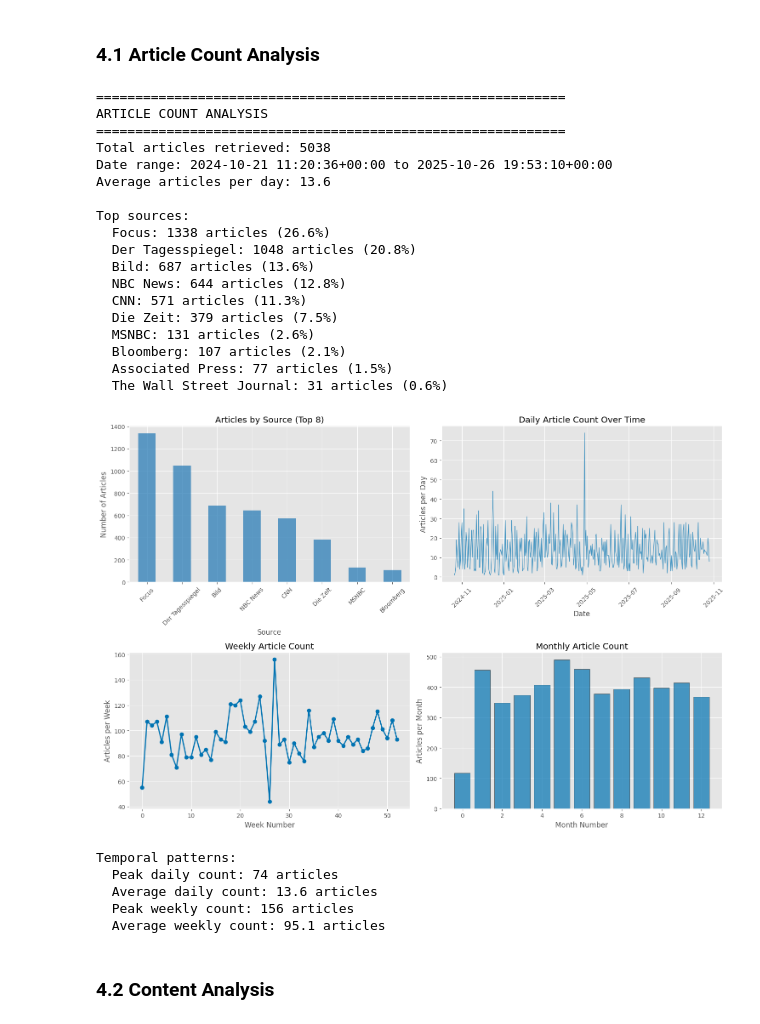
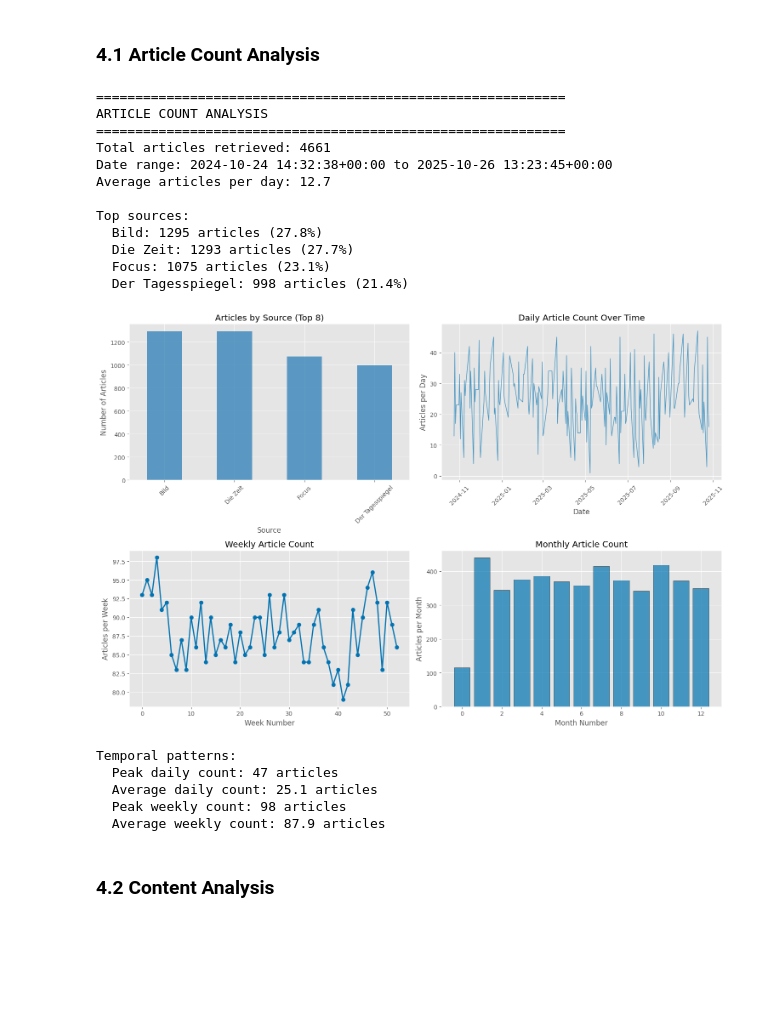
Before and after one commit to TheDeGen/ZHAW_Research_Project, a Jupyter notebook: methodology_v1/headline_scraper.ipynb, the cells around one changed output. Drawn from its saved outputs; the diff is of its cells as text; code cells hidden in the pictures; blank space fills up the shorter version.

```diff
--- a/methodology_v1/headline_scraper.ipynb
+++ b/methodology_v1/headline_scraper.ipynb
@@ -768,19 +285,19 @@ Sample merged headlines (showing both German originals and English translations)
 print("="*60)
 print("ARTICLE COUNT ANALYSIS")
 print("="*60)
-print(f"Total articles retrieved: {len(merged_news_df)}")
-print(f"Date range: {merged_news_df['publishedAt'].min()} to {merged_news_df['publishedAt'].max()}")
-print(f"Average articles per day: {len(merged_news_df) / ((merged_news_df['publishedAt'].max() - merged_news_df['publishedAt'].min()).days):.1f}")
+print(f"Total articles retrieved: {len(broad_news_df)}")
+print(f"Date range: {broad_news_df['publishedAt'].min()} to {broad_news_df['publishedAt'].max()}")
+print(f"Average articles per day: {len(broad_news_df) / ((broad_news_df['publishedAt'].max() - broad_news_df['publishedAt'].min()).days):.1f}")
 
 # Source distribution
-source_counts = merged_news_df['source'].value_counts()
+source_counts = broad_news_df['source'].value_counts()
 print(f"\nTop sources:")
-for source, count in source_counts.head(10).items():
-    print(f"  {source}: {count} articles ({count/len(merged_news_df)*100:.1f}%)")
+for source, count in source_counts.head(5).items():
+    print(f"  {source}: {count} articles ({count/len(broad_news_df)*100:.1f}%)")
 
 # Time series analysis
-merged_news_df['date'] = merged_news_df['publishedAt'].dt.date
-daily_counts = merged_news_df.groupby('date').size()
+broad_news_df['date'] = broad_news_df['publishedAt'].dt.date
+daily_counts = broad_news_df.groupby('date').size()
 
 # Create visualizations
 fig, axes = plt.subplots(2, 2, figsize=(15, 10))
@@ -798,54 +315,48 @@ axes[0,1].set_title('Daily Article Count Over Time')
 axes[0,1].set_xlabel('Date')
 axes[0,1].set_ylabel('Articles per Day')
 axes[0,1].tick_params(axis='x', rotation=45)
 
 # 3. Weekly aggregation
-weekly_counts = merged_news_df.groupby(merged_news_df['publishedAt'].dt.to_period('W')).size()
+weekly_counts = broad_news_df.groupby(broad_news_df['publishedAt'].dt.to_period('W')).size()
 axes[1,0].plot(range(len(weekly_counts)), weekly_counts.values, marker='o', linewidth=2)
 axes[1,0].set_title('Weekly Article Count')
 axes[1,0].set_xlabel('Week Number')
 axes[1,0].set_ylabel('Articles per Week')
 
 # 4. Monthly aggregation
-monthly_counts = merged_news_df.groupby(merged_news_df['publishedAt'].dt.to_period('M')).size()
+monthly_counts = broad_news_df.groupby(broad_news_df['publishedAt'].dt.to_period('M')).size()
 axes[1,1].bar(range(len(monthly_counts)), monthly_counts.values, alpha=0.7, edgecolor='black')
 axes[1,1].set_title('Monthly Article Count')
 axes[1,1].set_xlabel('Month Number')
 axes[1,1].set_ylabel('Articles per Month')
 
 plt.tight_layout()
 plt.show()
 
 print(f"\nTemporal patterns:")
 print(f"  Peak daily count: {daily_counts.max()} articles")
 print(f"  Average daily count: {daily_counts.mean():.1f} articles")
 print(f"  Peak weekly count: {weekly_counts.max()} articles")
 print(f"  Average weekly count: {weekly_counts.mean():.1f} articles")
 # %% [output]
 ============================================================
 ARTICLE COUNT ANALYSIS
 ============================================================
-Total articles retrieved: 5038
-Date range: 2024-10-21 11:20:36+00:00 to 2025-10-26 19:53:10+00:00
-Average articles per day: 13.6
+Total articles retrieved: 4661
+Date range: 2024-10-24 14:32:38+00:00 to 2025-10-26 13:23:45+00:00
+Average articles per day: 12.7
 
 Top sources:
-  Focus: 1338 articles (26.6%)
-  Der Tagesspiegel: 1048 articles (20.8%)
-  Bild: 687 articles (13.6%)
-  NBC News: 644 articles (12.8%)
-  CNN: 571 articles (11.3%)
-  Die Zeit: 379 articles (7.5%)
-  MSNBC: 131 articles (2.6%)
-  Bloomberg: 107 articles (2.1%)
-  Associated Press: 77 articles (1.5%)
-  The Wall Street Journal: 31 articles (0.6%)
+  Bild: 1295 articles (27.8%)
+  Die Zeit: 1293 articles (27.7%)
+  Focus: 1075 articles (23.1%)
+  Der Tagesspiegel: 998 articles (21.4%)
-[figure, old version]
+[figure, new version]
 Temporal patterns:
-  Peak daily count: 74 articles
-  Average daily count: 13.6 articles
-  Peak weekly count: 156 articles
-  Average weekly count: 95.1 articles
+  Peak daily count: 47 articles
+  Average daily count: 25.1 articles
+  Peak weekly count: 98 articles
+  Average weekly count: 87.9 articles
 # %% [markdown]
 ### 4.2 Content Analysis
 # %%
```
Also changed, not shown: parts of 17 cells of this notebook, 3 other files.
